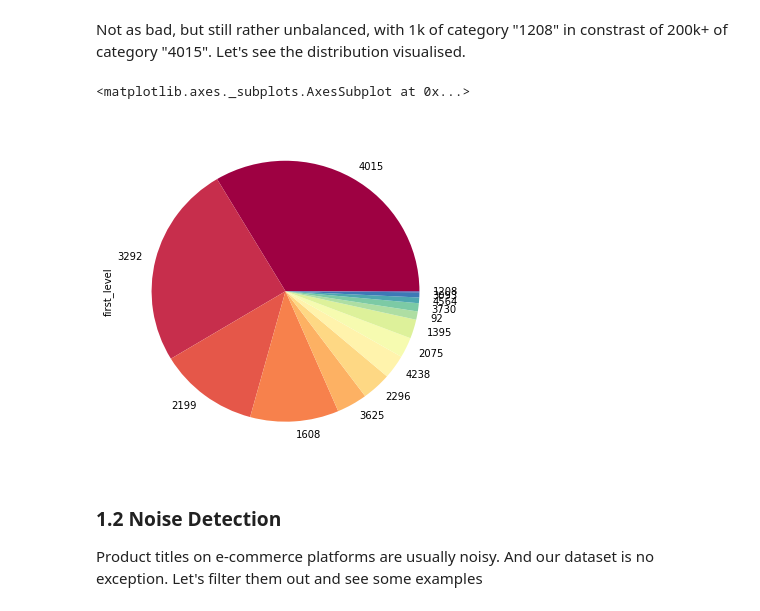
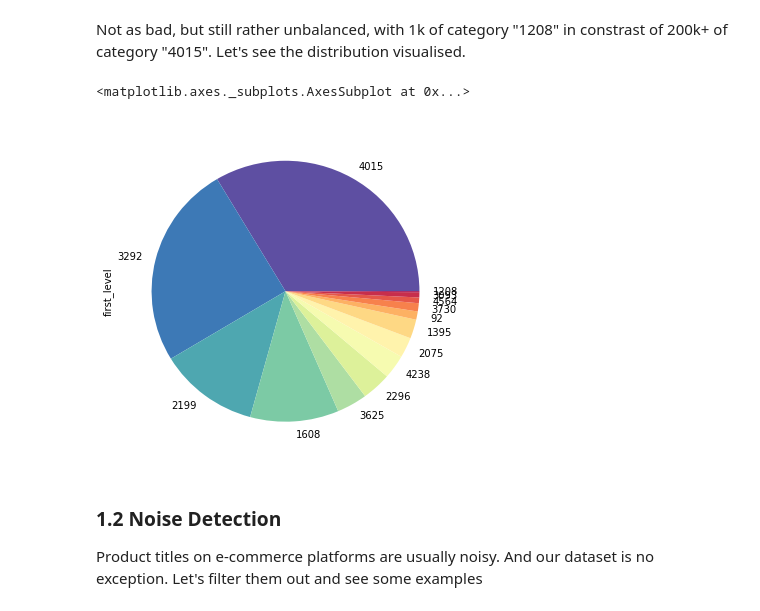
Before and after one commit to MaggieMeow/neko, a Jupyter notebook: Seq2Seq Product Categorization.ipynb, the cells around one changed output. Saved outputs shown, nothing was run; the diff lists cells and outputs as text; code cells hidden in the pictures.

```diff
--- a/Seq2Seq Product Categorization.ipynb
+++ b/Seq2Seq Product Categorization.ipynb
@@ -150,15 +150,15 @@ Not as bad, but still rather unbalanced, with 1k of category "1208" in constrast
 # %%
 import numpy as np
 import matplotlib.pyplot as plt
 %matplotlib inline
 
 vc = df_train['first_level'].value_counts()
 
 ## Change the "kind" parameter to "bar" if you prefer a histogram
-vc.plot(kind='pie', colormap='Spectral', figsize=(6, 6))
+vc.plot(kind='pie', colormap='Spectral_r', figsize=(6, 6))
 # %% [output]
 <matplotlib.axes._subplots.AxesSubplot at 0x...>
-[figure, old version]
+[figure, new version]
 # %% [markdown]
 ### 1.2 Noise Detection
 
```
Also changed, not shown: parts of 15 cells of this notebook, 9 other files.
